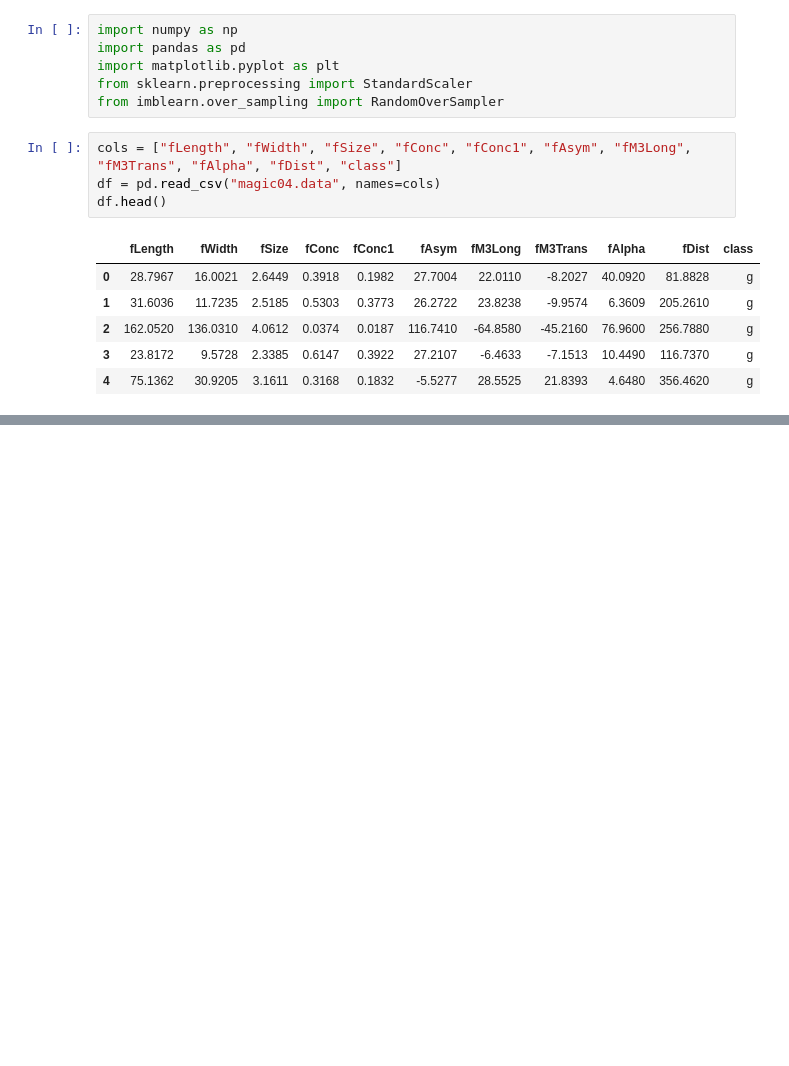
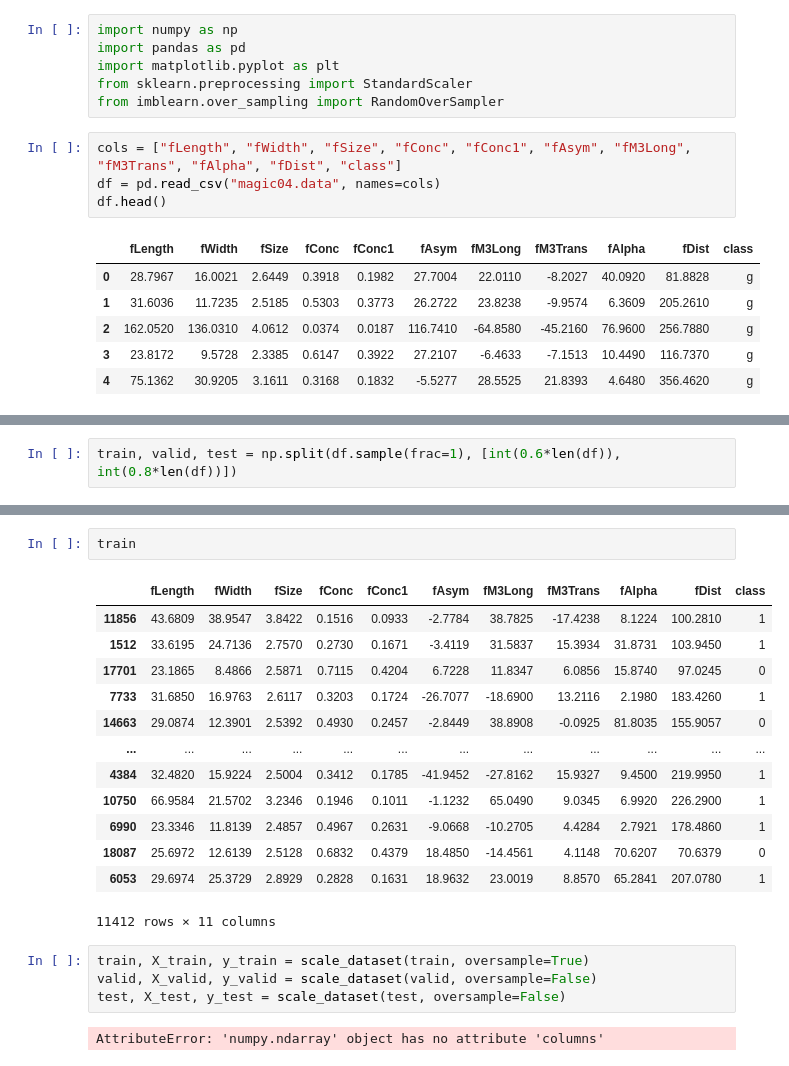
Before and after one commit to ihyaulumuddin044/machineLearning, a Jupyter notebook: magic_dataset_freeCodecamp.ipynb, the cells around one changed output, grey strips where cells are left out. Drawn from its saved outputs; the diff is of its cells as text; blank space fills up the shorter version.

```diff
--- a/magic_dataset_freeCodecamp.ipynb
+++ b/magic_dataset_freeCodecamp.ipynb
@@ -49,0 +50,2 @@ for label in cols[:-1]:
+# %%
+train, valid, test = np.split(df.sample(frac=1), [int(0.6*len(df)), int(0.8*len(df))])
@@ -49,0 +67,22 @@ for label in cols[:-1]:
+# %%
+train
+# %% [output]
+|  | fLength | fWidth | fSize | fConc | fConc1 | fAsym | fM3Long | fM3Trans | fAlpha | fDist | class |
+| 11856 | 43.6809 | 38.9547 | 3.8422 | 0.1516 | 0.0933 | -2.7784 | 38.7825 | -17.4238 | 8.1224 | 100.2810 | 1 |
+| 1512 | 33.6195 | 24.7136 | 2.7570 | 0.2730 | 0.1671 | -3.4119 | 31.5837 | 15.3934 | 31.8731 | 103.9450 | 1 |
+| 17701 | 23.1865 | 8.4866 | 2.5871 | 0.7115 | 0.4204 | 6.7228 | 11.8347 | 6.0856 | 15.8740 | 97.0245 | 0 |
+| 7733 | 31.6850 | 16.9763 | 2.6117 | 0.3203 | 0.1724 | -26.7077 | -18.6900 | 13.2116 | 2.1980 | 183.4260 | 1 |
+| 14663 | 29.0874 | 12.3901 | 2.5392 | 0.4930 | 0.2457 | -2.8449 | 38.8908 | -0.0925 | 81.8035 | 155.9057 | 0 |
+| ... | ... | ... | ... | ... | ... | ... | ... | ... | ... | ... | ... |
+| 4384 | 32.4820 | 15.9224 | 2.5004 | 0.3412 | 0.1785 | -41.9452 | -27.8162 | 15.9327 | 9.4500 | 219.9950 | 1 |
+| 10750 | 66.9584 | 21.5702 | 3.2346 | 0.1946 | 0.1011 | -1.1232 | 65.0490 | 9.0345 | 6.9920 | 226.2900 | 1 |
+| 6990 | 23.3346 | 11.8139 | 2.4857 | 0.4967 | 0.2631 | -9.0668 | -10.2705 | 4.4284 | 2.7921 | 178.4860 | 1 |
+| 18087 | 25.6972 | 12.6139 | 2.5128 | 0.6832 | 0.4379 | 18.4850 | -14.4561 | 4.1148 | 70.6207 | 70.6379 | 0 |
+| 6053 | 29.6974 | 25.3729 | 2.8929 | 0.2828 | 0.1631 | 18.9632 | 23.0019 | 8.8570 | 65.2841 | 207.0780 | 1 |
+11412 rows × 11 columns
+# %%
+train, X_train, y_train = scale_dataset(train, oversample=True)
+valid, X_valid, y_valid = scale_dataset(valid, oversample=False)
+test, X_test, y_test = scale_dataset(test, oversample=False)
+# %% [output]
+AttributeError: 'numpy.ndarray' object has no attribute 'columns'
```
Also changed, not shown: parts of 3 cells of this notebook.
